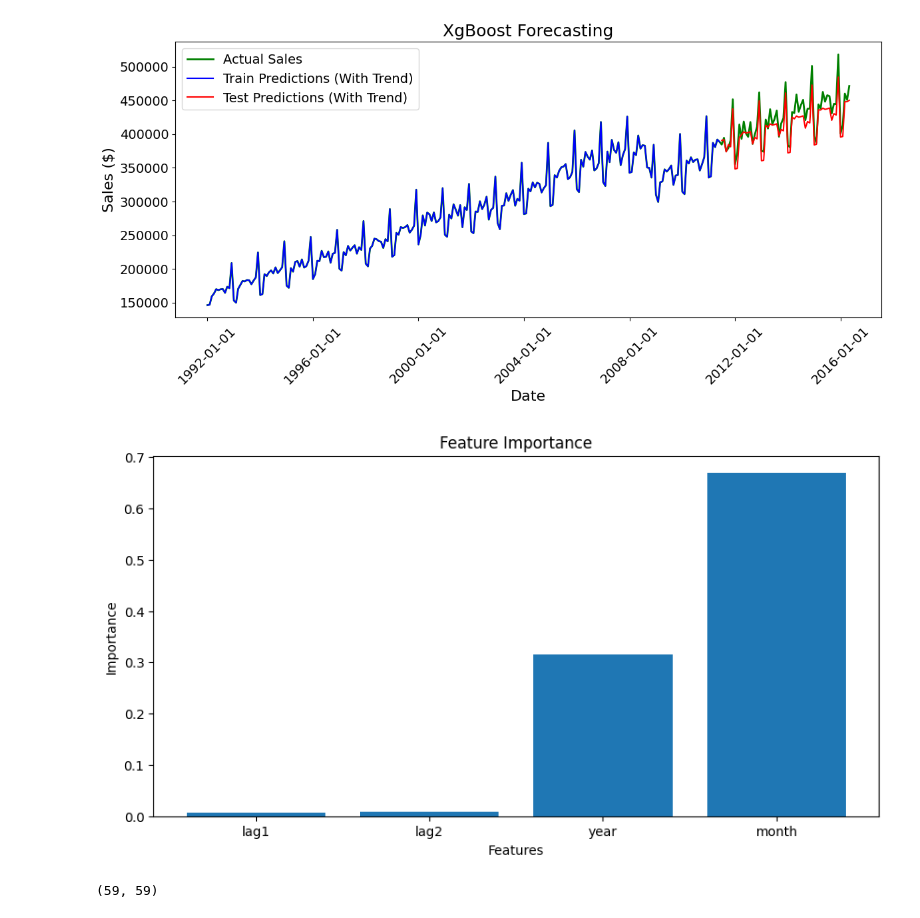
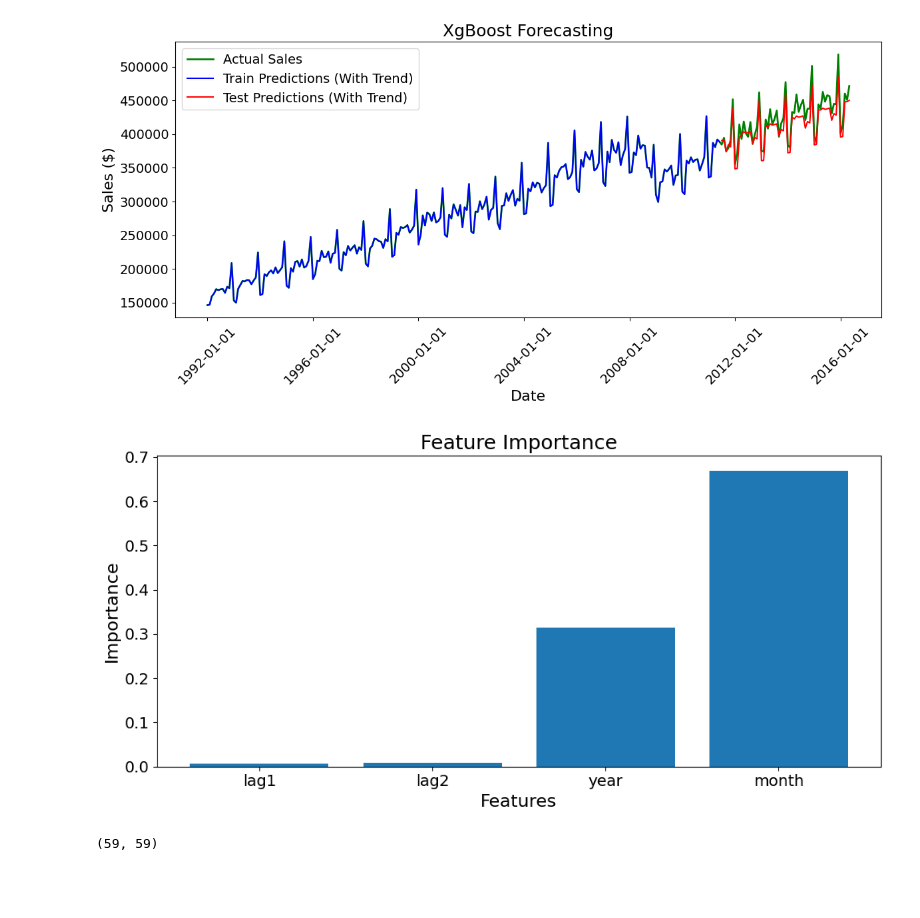
Before and after one commit to siwa-p/Time-Series-Forecasting, a Jupyter notebook: notebooks/xgboost.ipynb, the cells around one changed output. Saved outputs shown, nothing was run; the diff lists cells and outputs as text; code cells hidden in the pictures; blank space fills up the shorter version.

```diff
--- a/notebooks/xgboost.ipynb
+++ b/notebooks/xgboost.ipynb
@@ -97,15 +97,20 @@ plt.show()
 # %%
 #importance of features
 feature_importance = model.feature_importances_
 features = X_train.columns
 plt.figure(figsize=(10, 5))
+fontsize = 16
 plt.bar(features, feature_importance)
-plt.xlabel('Features')
-plt.ylabel('Importance')
-plt.title('Feature Importance')
+plt.xticks(fontsize=fontsize-2)
+plt.yticks(fontsize=fontsize-2)
+plt.title("Feature Importance", fontsize=fontsize+2)
+plt.xlabel("Features", fontsize=fontsize)
+plt.ylabel("Importance", fontsize=fontsize)
+plt.tight_layout()
+plt.savefig('feature_importance_xgboost.png', dpi=300, bbox_inches='tight')
 plt.show()
 # %% [output]
-[figure, old version]
+[figure, new version]
 # %%
 len(test_data['sales']), len(y_test_pred)
 # %% [output]
```
